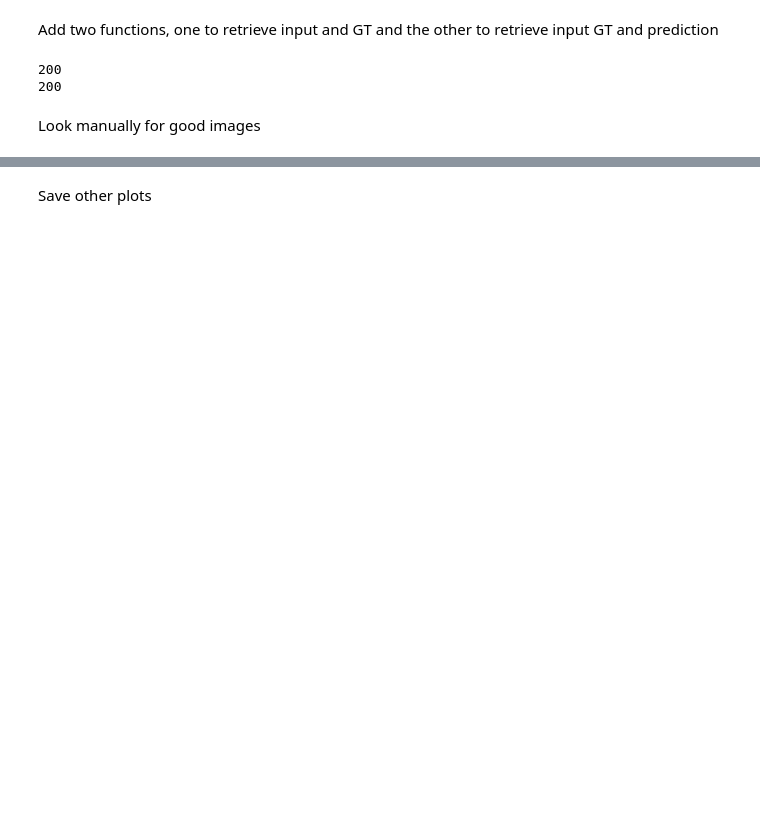
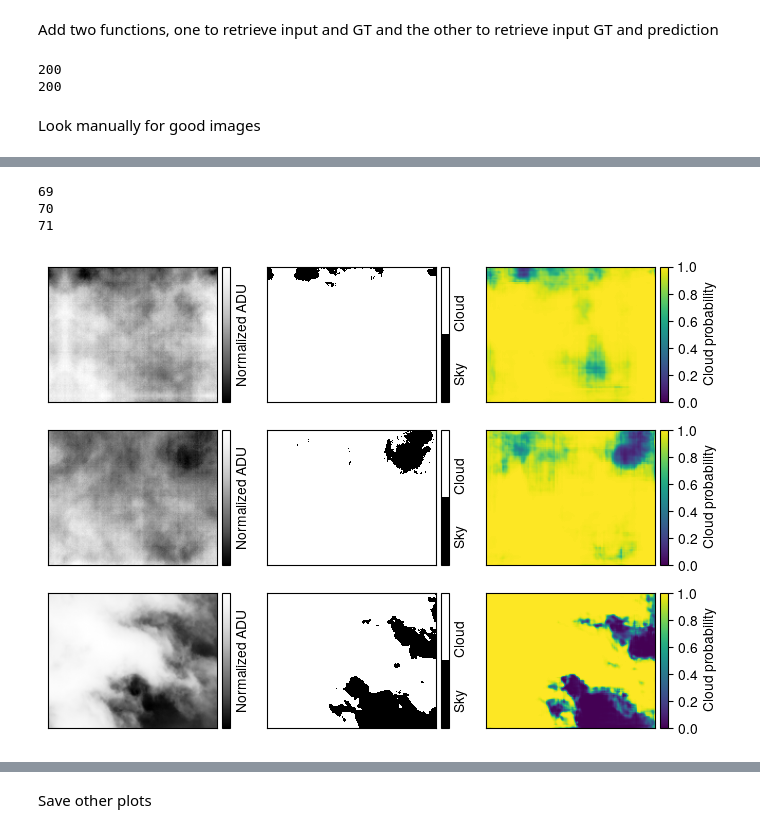
Before and after one commit to ASKabalan/-infrared-cloud-detection-, a Jupyter notebook: notebooks/generating_results_from_fits.ipynb, the cells around one changed output, grey strips where cells are left out. Cells and saved outputs as stored; diff of their text form; code cells hidden in the pictures; blank space fills up the shorter version.

```diff
--- a/notebooks/generating_results_from_fits.ipynb
+++ b/notebooks/generating_results_from_fits.ipynb
@@ -76,2 +66,16 @@ viz.plot_image_preds(train_fits[nb-3:nb],figsize_per_row=(8,2), save=True)
 # %%
 viz.plot_image_preds([train_fits[171], train_fits[46], train_fits[48]], figsize_per_row=(8,2), save=True)
+# %%
+indx = 0
+# %%
+indx = indx + 1
+nb = indx*3
+print(nb-3)
+print(nb-2)
+print(nb-1)
+viz.plot_image_preds(train_fits[nb-3:nb],figsize_per_row=(8,2), save=True)
+# %% [output]
+69
+70
+71
+[figure, added]
```
Also changed, not shown: parts of 4 cells of this notebook, 3 other files.
